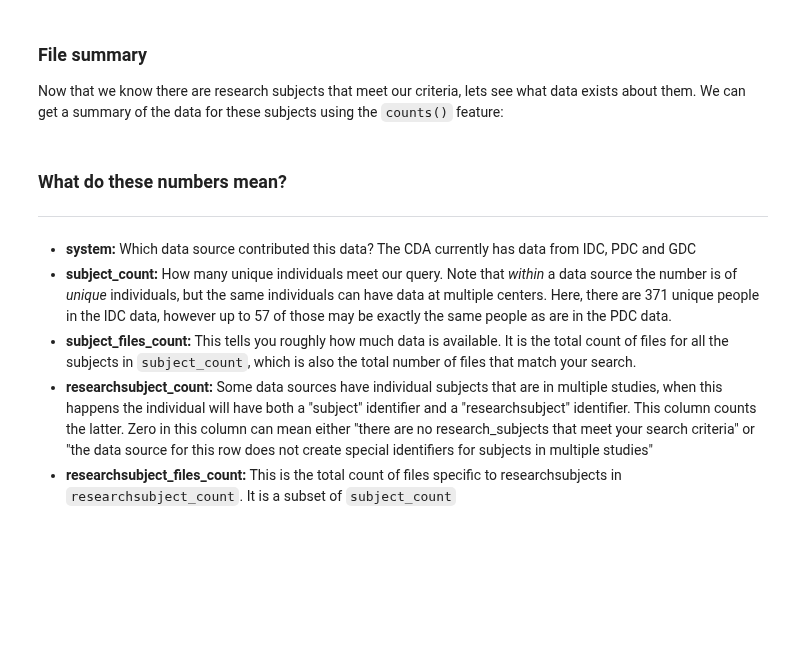
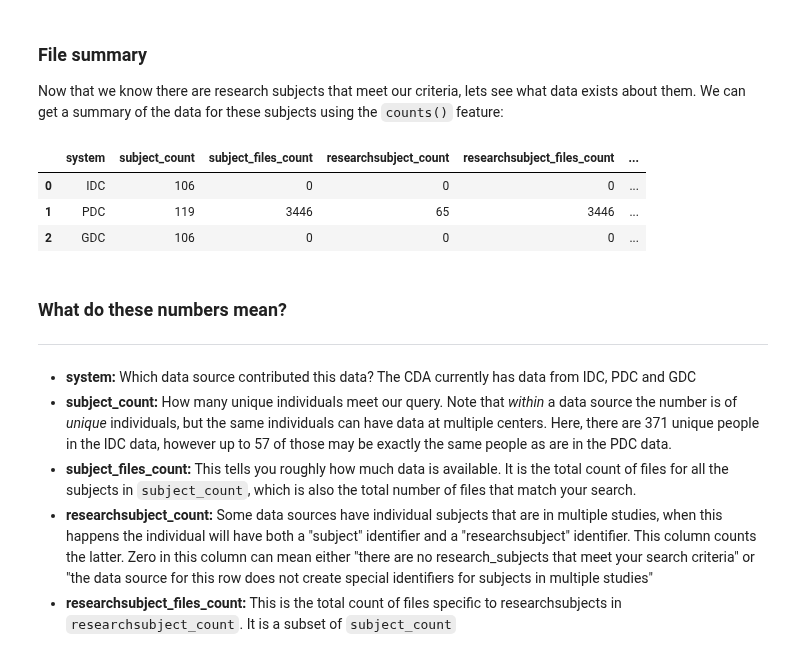
Before and after one commit to CancerDataAggregator/CDA-HelpDesk, a Jupyter notebook: docs/QuickStart/ExampleNotebooks/2022-4-26-Demo.ipynb, the cells around one changed output. Drawn from its saved outputs; the diff is of its cells as text; code cells hidden in the pictures; blank space fills up the shorter version.

Commit message:
missed a dataframe call

```diff
--- a/docs/QuickStart/ExampleNotebooks/2022-4-26-Demo.ipynb
+++ b/docs/QuickStart/ExampleNotebooks/2022-4-26-Demo.ipynb
@@ -110,7 +163,12 @@ kidneycancerdemographic.to_dataframe().head()
 ### File summary
 Now that we know there are research subjects that meet our criteria, lets see what data exists about them. We can get a summary of the data for these subjects using the `counts()` feature:
 # %%
-kidneycancerquery.counts()
+kidneycancerquery.counts().to_dataframe()
+# %% [output]
+|  | system | subject_count | subject_files_count | researchsubject_count | researchsubject_files_count | ... |
+| 0 | IDC | 106 | 0 | 0 | 0 | ... |
+| 1 | PDC | 119 | 3446 | 65 | 3446 | ... |
+| 2 | GDC | 106 | 0 | 0 | 0 | ... |
 # %% [markdown]
 ### What do these numbers mean?
 
```
Also changed, not shown: parts of 8 cells of this notebook.
